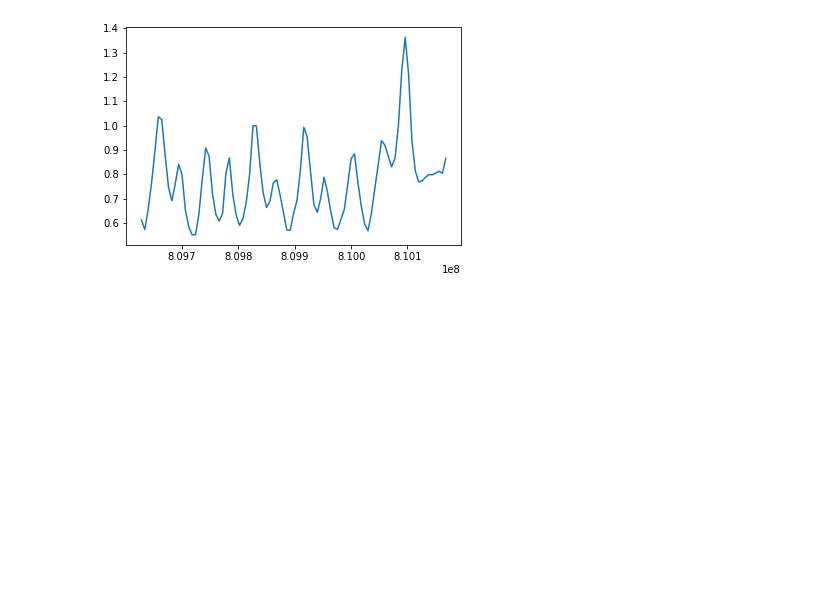
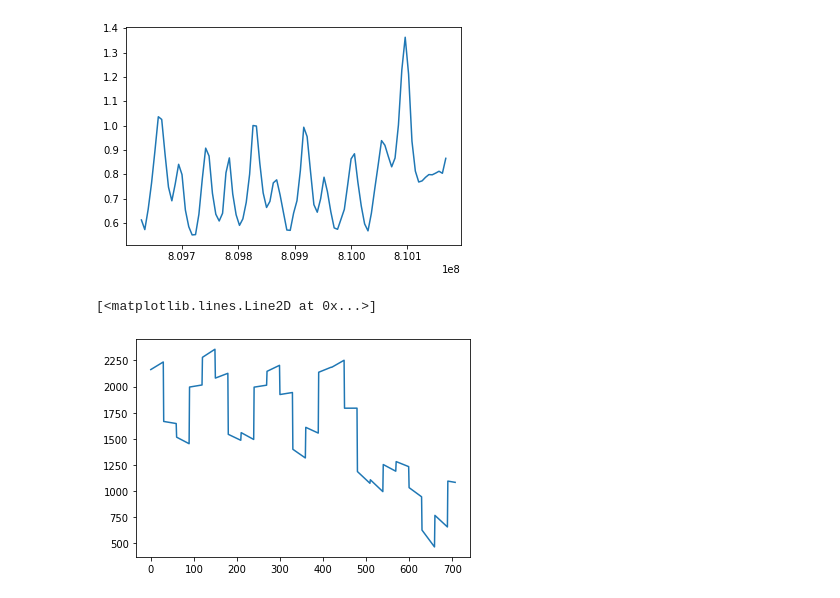
Before and after one commit to nnao45/jaist-my-jupyter, a Jupyter notebook: notebook/clark_net/test01.ipynb, the cells around one changed output. Cells and saved outputs as stored; diff of their text form; code cells hidden in the pictures; blank space fills up the shorter version.

```diff
--- a/notebook/clark_net/test01.ipynb
+++ b/notebook/clark_net/test01.ipynb
@@ -163,3 +214,8 @@ plt.plot(clark_fuzzy["date"], clark_fuzzy["entropy"])
+# %%
+plt.plot(df_M_pred)
+# %% [output]
+[<matplotlib.lines.Line2D at 0x...>]
+[figure, added]
 # %%
 fig, axes = plt.subplots(1, 2, figsize=(16, 4))
 ln1 = axes[0].plot(df_M_date[100:], df_M_count[100:],label='baseline')
```
Also changed, not shown: parts of 15 cells of this notebook, 1 other file.
